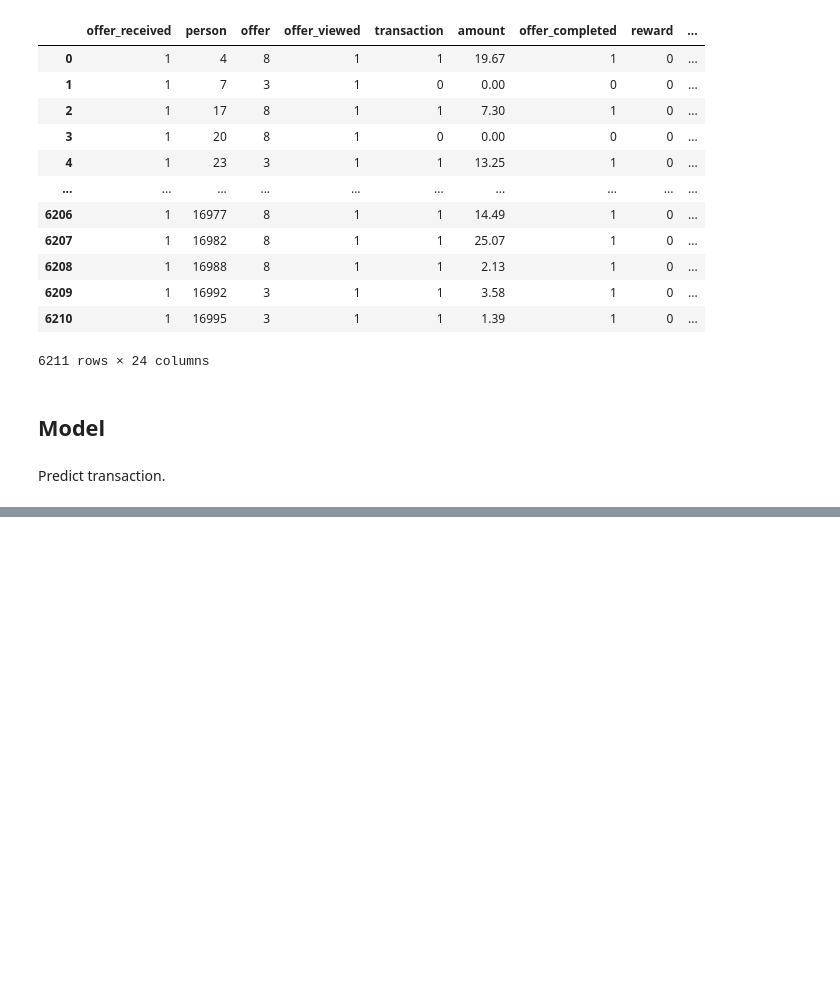
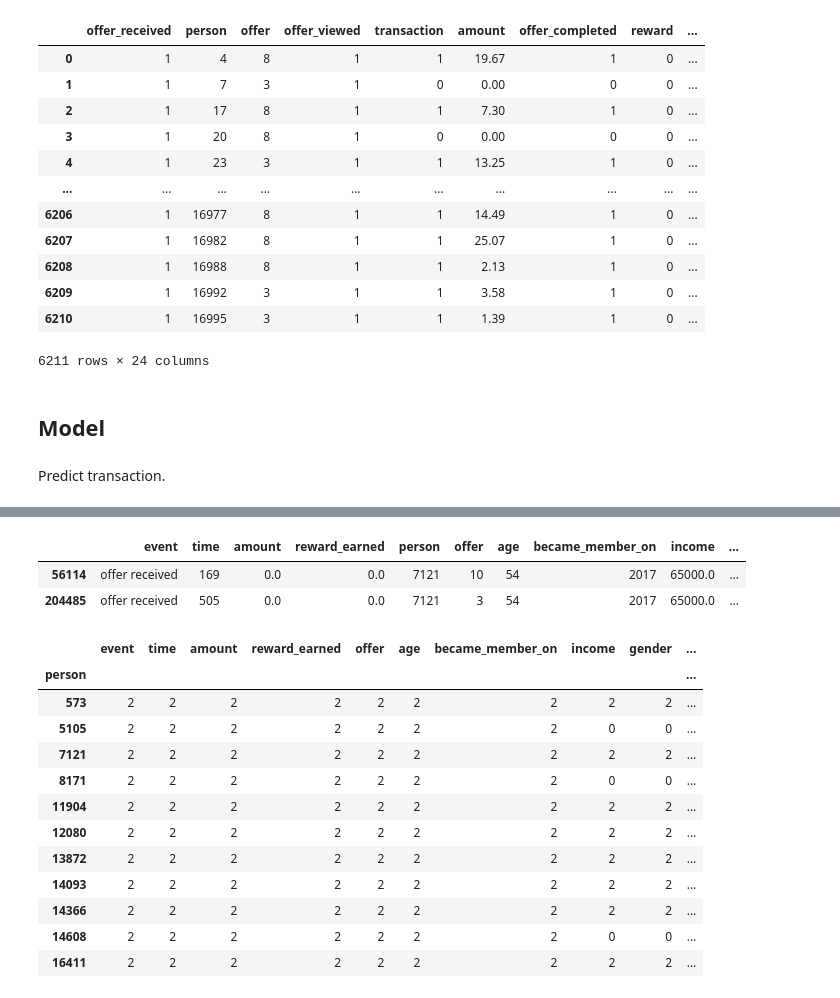
Before and after one commit to natashk/Starbucks-Capstone, a Jupyter notebook: Starbucks_Capstone_notebook.ipynb, the cells around one changed output, grey strips where cells are left out. Saved outputs shown, nothing was run; the diff lists cells and outputs as text; code cells hidden in the pictures; blank space fills up the shorter version.

```diff
--- a/Starbucks_Capstone_notebook.ipynb
+++ b/Starbucks_Capstone_notebook.ipynb
@@ -1935,0 +2002,3 @@ utils.save_model(model_lr, 'model/model_lr.pkl')
+# %%
+users2 = users.merge(users0[['id','gender']], how='left', left_on='orig_id', right_on='id', suffixes=('','_y')).drop(columns=['id_y','F','M','O','no_gender'])
+users2
@@ -1935,0 +2089,22 @@ utils.save_model(model_lr, 'model/model_lr.pkl')
+# %%
+new_combined[new_combined['person']==7121].sort_values(by=['time'])
+# %% [output]
+|  | event | time | amount | reward_earned | person | offer | age | became_member_on | income | ... |
+| 56114 | offer received | 169 | 0.0 | 0.0 | 7121 | 10 | 54 | 2017 | 65000.0 | ... |
+| 204485 | offer received | 505 | 0.0 | 0.0 | 7121 | 3 | 54 | 2017 | 65000.0 | ... |
+# %%
+new_combined.groupby(by=['person']).count()[new_combined.groupby(by=['person']).count()['offer']==2]
+# %% [output]
+|  | event | time | amount | reward_earned | offer | age | became_member_on | income | gender | ... |
+| person |  |  |  |  |  |  |  |  |  | ... |
+| 573 | 2 | 2 | 2 | 2 | 2 | 2 | 2 | 2 | 2 | ... |
+| 5105 | 2 | 2 | 2 | 2 | 2 | 2 | 2 | 0 | 0 | ... |
+| 7121 | 2 | 2 | 2 | 2 | 2 | 2 | 2 | 2 | 2 | ... |
+| 8171 | 2 | 2 | 2 | 2 | 2 | 2 | 2 | 0 | 0 | ... |
+| 11904 | 2 | 2 | 2 | 2 | 2 | 2 | 2 | 2 | 2 | ... |
+| 12080 | 2 | 2 | 2 | 2 | 2 | 2 | 2 | 2 | 2 | ... |
+| 13872 | 2 | 2 | 2 | 2 | 2 | 2 | 2 | 2 | 2 | ... |
+| 14093 | 2 | 2 | 2 | 2 | 2 | 2 | 2 | 2 | 2 | ... |
+| 14366 | 2 | 2 | 2 | 2 | 2 | 2 | 2 | 2 | 2 | ... |
+| 14608 | 2 | 2 | 2 | 2 | 2 | 2 | 2 | 0 | 0 | ... |
+| 16411 | 2 | 2 | 2 | 2 | 2 | 2 | 2 | 2 | 2 | ... |
```
Also changed, not shown: parts of 24 cells of this notebook, 9 other files.
